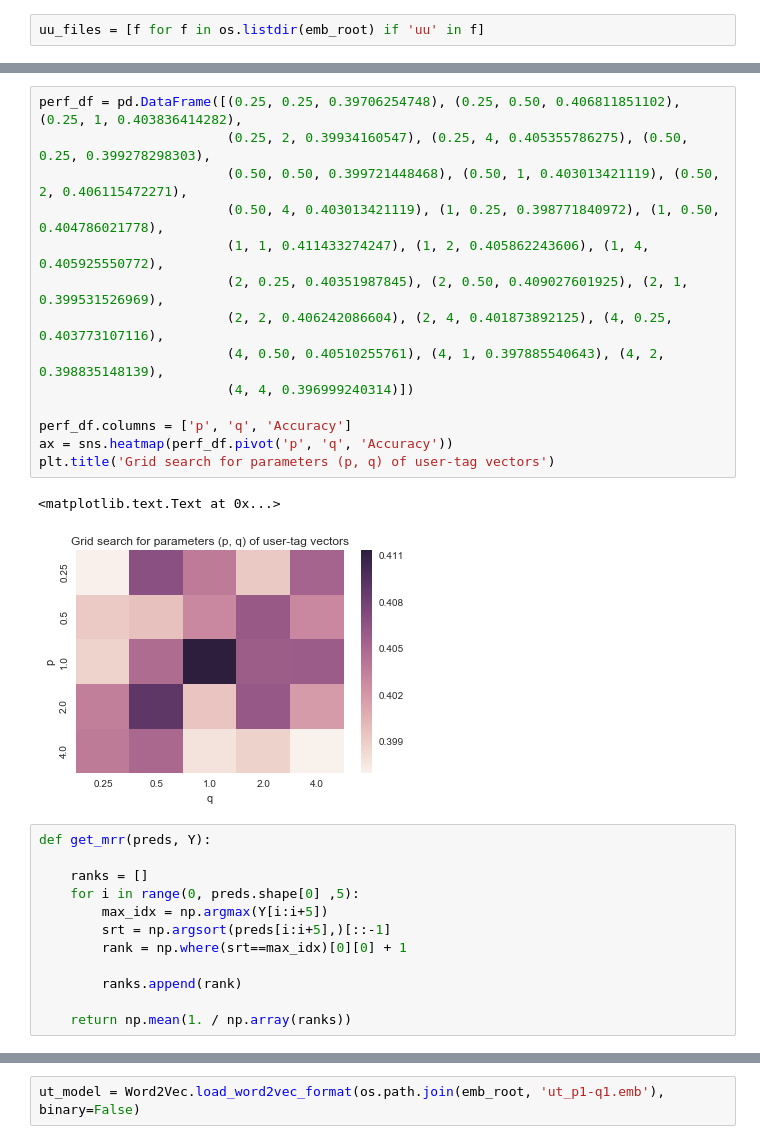
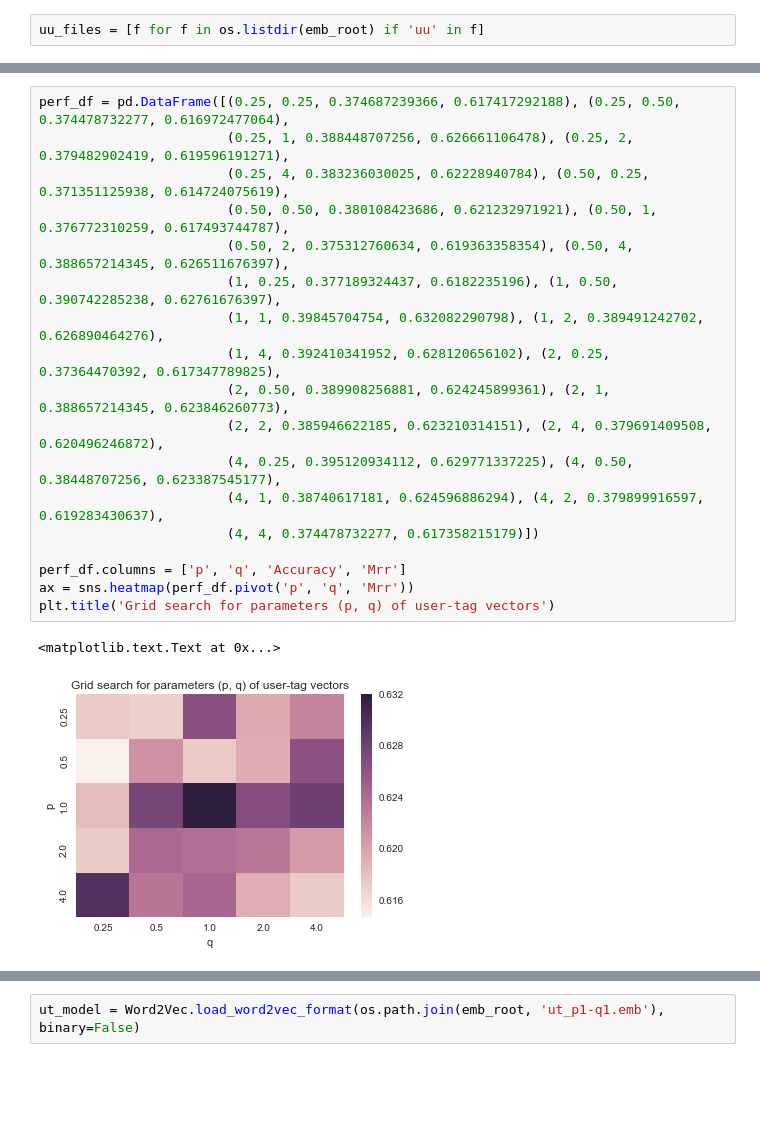
Before and after one commit to CS224W/Project, a Jupyter notebook: code/node2vec grid accuracy.ipynb, the cells around one changed output, grey strips where cells are left out. Drawn from its saved outputs; the diff is of its cells as text; blank space fills up the shorter version.

```diff
--- a/code/node2vec grid accuracy.ipynb
+++ b/code/node2vec grid accuracy.ipynb
@@ -163,29 +189,21 @@ p4; q4 : score - 0.396999240314
 # %%
-perf_df = pd.DataFrame([(0.25, 0.25, 0.39706254748), (0.25, 0.50, 0.406811851102), (0.25, 1, 0.403836414282),
-                        (0.25, 2, 0.39934160547), (0.25, 4, 0.405355786275), (0.50, 0.25, 0.399278298303),
-                        (0.50, 0.50, 0.399721448468), (0.50, 1, 0.403013421119), (0.50, 2, 0.406115472271),
-                        (0.50, 4, 0.403013421119), (1, 0.25, 0.398771840972), (1, 0.50, 0.404786021778),
-                        (1, 1, 0.411433274247), (1, 2, 0.405862243606), (1, 4, 0.405925550772),
-                        (2, 0.25, 0.40351987845), (2, 0.50, 0.409027601925), (2, 1, 0.399531526969),
-                        (2, 2, 0.406242086604), (2, 4, 0.401873892125), (4, 0.25, 0.403773107116),
-                        (4, 0.50, 0.40510255761), (4, 1, 0.397885540643), (4, 2, 0.398835148139),
-                        (4, 4, 0.396999240314)])
+perf_df = pd.DataFrame([(0.25, 0.25, 0.374687239366, 0.617417292188), (0.25, 0.50, 0.374478732277, 0.616972477064),
+                        (0.25, 1, 0.388448707256, 0.626661106478), (0.25, 2, 0.379482902419, 0.619596191271),
+                        (0.25, 4, 0.383236030025, 0.62228940784), (0.50, 0.25, 0.371351125938, 0.614724075619),
+                        (0.50, 0.50, 0.380108423686, 0.621232971921), (0.50, 1, 0.376772310259, 0.617493744787),
+                        (0.50, 2, 0.375312760634, 0.619363358354), (0.50, 4, 0.388657214345, 0.626511676397),
+                        (1, 0.25, 0.377189324437, 0.6182235196), (1, 0.50, 0.390742285238, 0.62761676397),
+                        (1, 1, 0.39845704754, 0.632082290798), (1, 2, 0.389491242702, 0.626890464276),
+                        (1, 4, 0.392410341952, 0.628120656102), (2, 0.25, 0.37364470392, 0.617347789825),
+                        (2, 0.50, 0.389908256881, 0.624245899361), (2, 1, 0.388657214345, 0.623846260773),
+                        (2, 2, 0.385946622185, 0.623210314151), (2, 4, 0.379691409508, 0.620496246872),
+                        (4, 0.25, 0.395120934112, 0.629771337225), (4, 0.50, 0.38448707256, 0.623387545177),
+                        (4, 1, 0.38740617181, 0.624596886294), (4, 2, 0.379899916597, 0.619283430637),
+                        (4, 4, 0.374478732277, 0.617358215179)])
 
-perf_df.columns = ['p', 'q', 'Accuracy']
-ax = sns.heatmap(perf_df.pivot('p', 'q', 'Accuracy'))
+perf_df.columns = ['p', 'q', 'Accuracy', 'Mrr']
+ax = sns.heatmap(perf_df.pivot('p', 'q', 'Mrr'))
 plt.title('Grid search for parameters (p, q) of user-tag vectors')
 # %% [output]
 <matplotlib.text.Text at 0x...>
-[figure, old version]
+[figure, new version]
-# %%
-def get_mrr(preds, Y):
-
-    ranks = []
-    for i in range(0, preds.shape[0] ,5):
-        max_idx = np.argmax(Y[i:i+5])
-        srt = np.argsort(preds[i:i+5],)[::-1]
-        rank = np.where(srt==max_idx)[0][0] + 1
-
-        ranks.append(rank)
-
-    return np.mean(1. / np.array(ranks))
```
Also changed, not shown: parts of 21 cells of this notebook, 1 other file.
